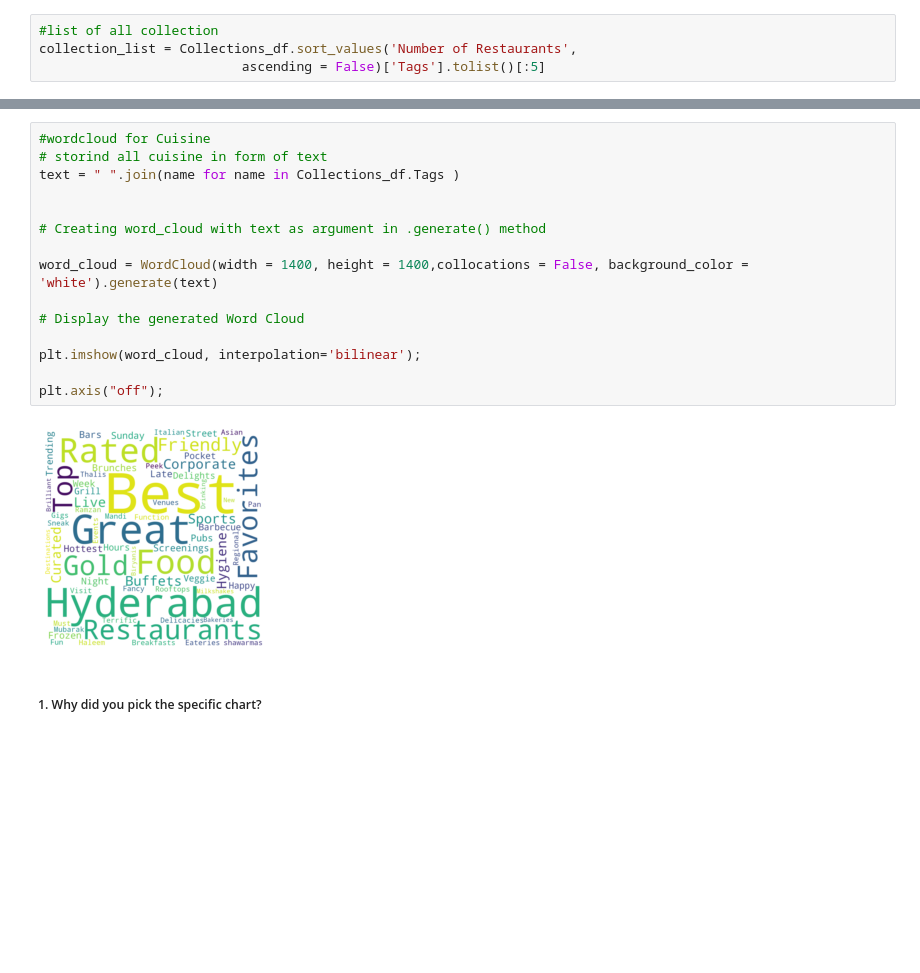
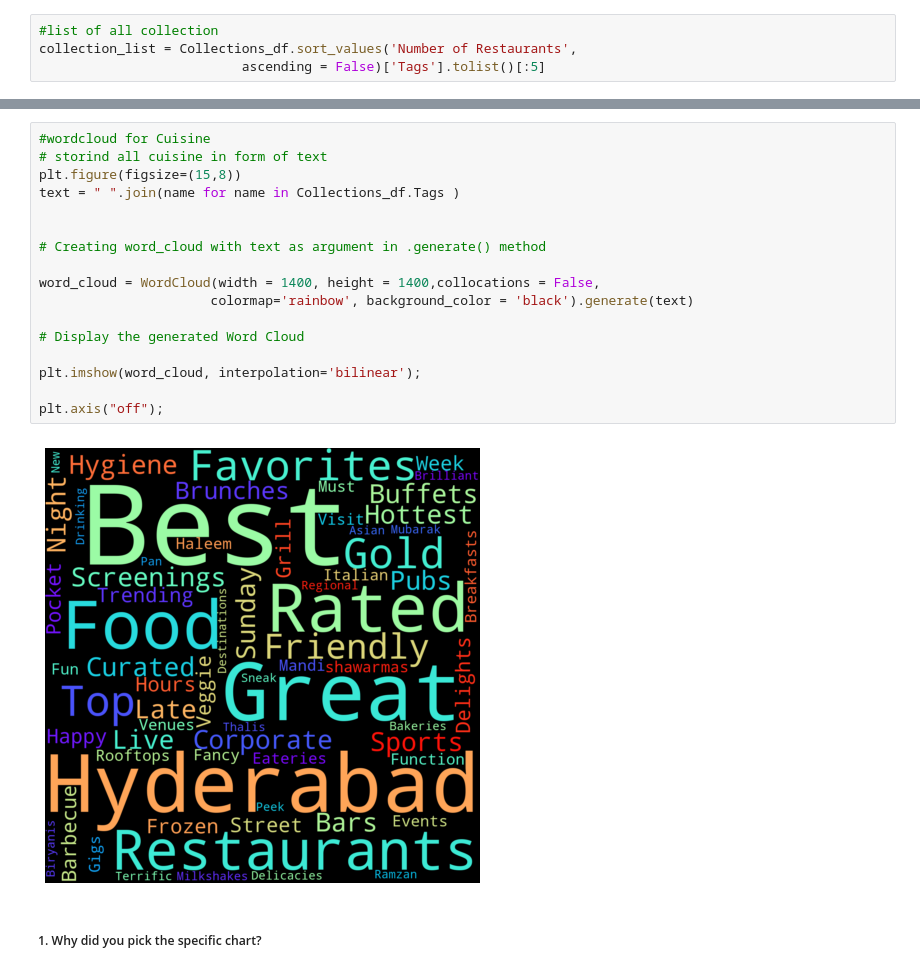
Before and after one commit to abhinav4201/UnSupervised-ML-Zomato-Restaurant-Clustering-and-Sentiment-Analysis, a Jupyter notebook: UnSupervised_ML_Zomato_Restaurant_Clustering_and_Sentiment_Analysis_capstone_project_4.ipynb, the cells around one changed output, grey strips where cells are left out. Drawn from its saved outputs; the diff is of its cells as text; blank space fills up the shorter version.

```diff
--- a/UnSupervised_ML_Zomato_Restaurant_Clustering_and_Sentiment_Analysis_capstone_project_4.ipynb
+++ b/UnSupervised_ML_Zomato_Restaurant_Clustering_and_Sentiment_Analysis_capstone_project_4.ipynb
@@ -953,20 +955,22 @@ plt.show()
 # %%
 #wordcloud for Cuisine
 # storind all cuisine in form of text
+plt.figure(figsize=(15,8))
 text = " ".join(name for name in Collections_df.Tags )
 
 
 # Creating word_cloud with text as argument in .generate() method
 
-word_cloud = WordCloud(width = 1400, height = 1400,collocations = False, background_color = 'white').generate(text)
+word_cloud = WordCloud(width = 1400, height = 1400,collocations = False,
+                      colormap='rainbow', background_color = 'black').generate(text)
 
 # Display the generated Word Cloud
 
 plt.imshow(word_cloud, interpolation='bilinear');
 
 plt.axis("off");
 # %% [output]
-[figure, old version]
+[figure, new version]
 # %% [markdown]
 ##### 1. Why did you pick the specific chart?
 # %% [markdown]
```
Also changed, not shown: parts of 26 cells of this notebook.
